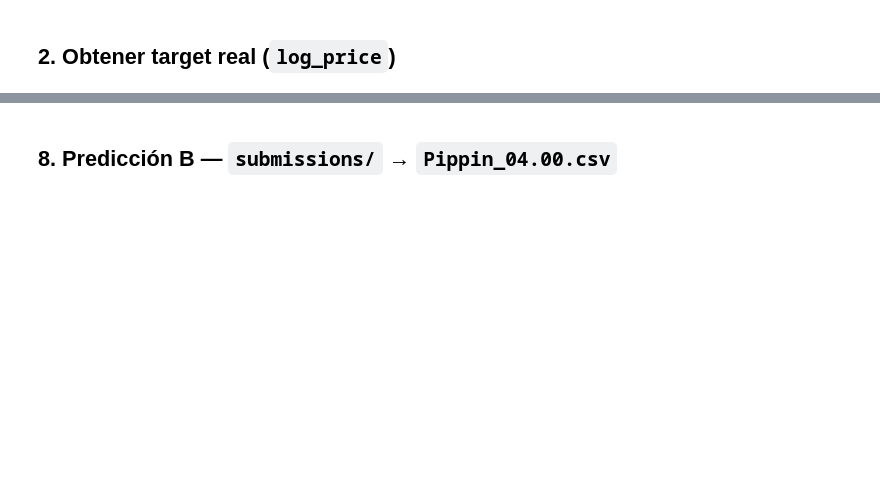
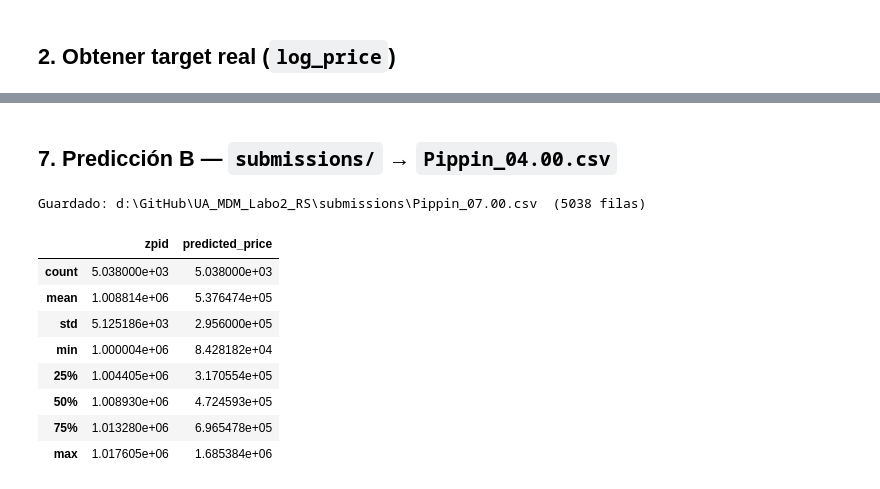
Before and after one commit to orcorsetti/UA_MDM_Labo2_RS, a Jupyter notebook: scripts/custom/04_Stacking.ipynb, the cells around one changed output, grey strips where cells are left out. Cells and saved outputs as stored; diff of their text form; code cells hidden in the pictures; blank space fills up the shorter version.

```diff
--- a/scripts/custom/04_Stacking.ipynb
+++ b/scripts/custom/04_Stacking.ipynb
@@ -184,17 +230,25 @@ out_a.describe()
 # %% [markdown]
-## 8. Predicción B — `submissions/` → `Pippin_04.00.csv`
+## 7. Predicción B — `submissions/` → `Pippin_04.00.csv`
 # %%
 zpid_comp, X_comp = build_features_from_pippin(SUB_DIR)
 
-log_pred_b   = pipe.predict_proba(X_comp) @ bin_centers
-price_pred_b = np.exp(log_pred_b)
-
 out_b = pd.DataFrame({
     'zpid'            : zpid_comp.values,
-    'predicted_price' : np.round(price_pred_b, 2)
+    'predicted_price' : np.round(np.exp(pipe.predict(X_comp)), 2)
 })
 
-out_b.to_csv(SUB_DIR + 'Pippin_04.00.csv', index=False)
-print(f'Guardado: {SUB_DIR}Pippin_04.00.csv  ({len(out_b)} filas)')
+out_b.to_csv(SUB_DIR + 'Pippin_07.00.csv', index=False)
+print(f'Guardado: {SUB_DIR}Pippin_07.00.csv  ({len(out_b)} filas)')
 out_b.describe()
+# %% [output]
+Guardado: d:\GitHub\UA_MDM_Labo2_RS\submissions\Pippin_07.00.csv  (5038 filas)
+|  | zpid | predicted_price |
+| count | 5.038000e+03 | 5.038000e+03 |
+| mean | 1.008814e+06 | 5.376474e+05 |
+| std | 5.125186e+03 | 2.956000e+05 |
+| min | 1.000004e+06 | 8.428182e+04 |
+| 25% | 1.004405e+06 | 3.170554e+05 |
+| 50% | 1.008930e+06 | 4.724593e+05 |
+| 75% | 1.013280e+06 | 6.965478e+05 |
+| max | 1.017605e+06 | 1.685384e+06 |
 # %% [markdown]
```
Also changed, not shown: parts of 18 cells of this notebook, 14 other files.
